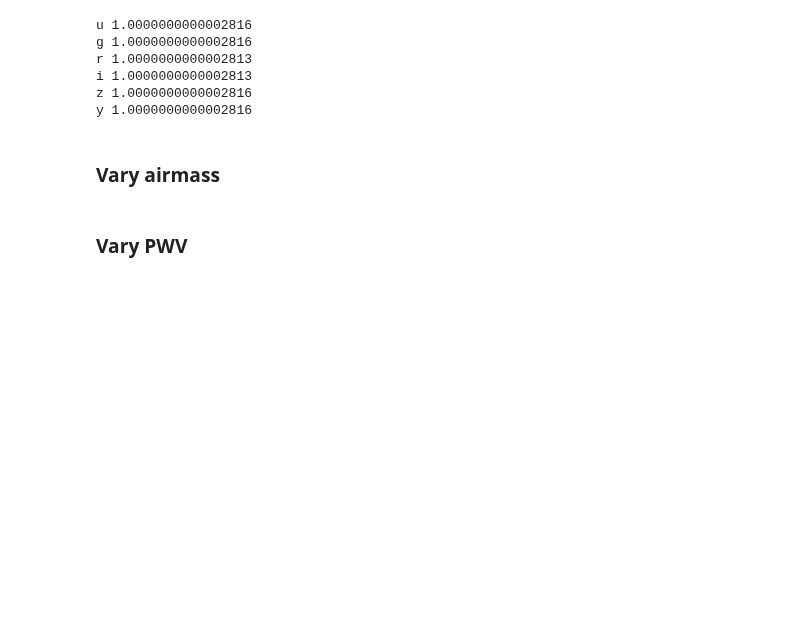
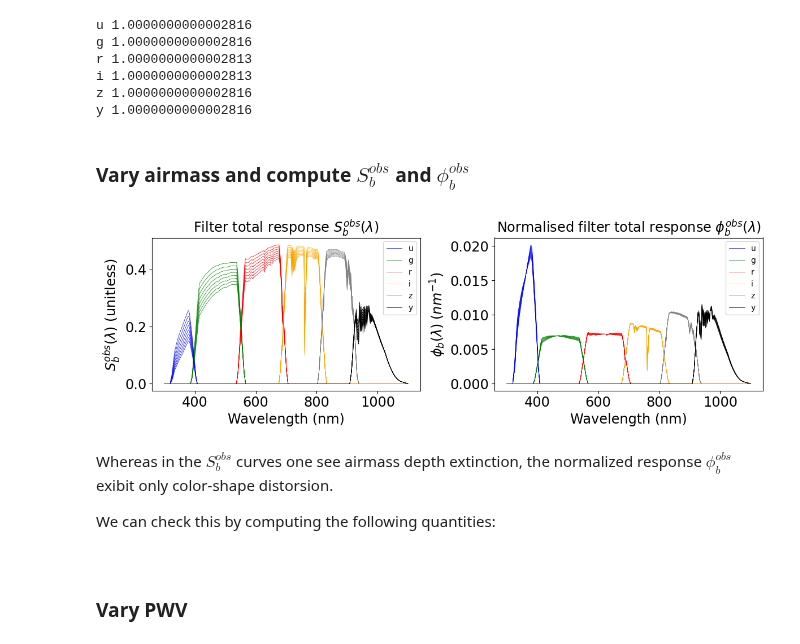
Before and after one commit to sylvielsstfr/RubinLSSTPhotometricCorrTuto, a Jupyter notebook: notebooks/01_AtmosphericParamExtraction/01a_IntroAtmosphericTransparency.ipynb, the cells around one changed output. Drawn from its saved outputs; the diff is of its cells as text; code cells hidden in the pictures; blank space fills up the shorter version.

Commit message:
update by showing variations in airmass of filter and normalised response

```diff
--- a/notebooks/01_AtmosphericParamExtraction/01a_IntroAtmosphericTransparency.ipynb
+++ b/notebooks/01_AtmosphericParamExtraction/01a_IntroAtmosphericTransparency.ipynb
@@ -627,16 +627,18 @@ ncomp=1     # Number of aerosol components
 taus= [0.04]# Vertical Aerosol depth (VAOD)
 betas = [-1]# Aerosol Angstrom exponent
 # %% [markdown]
-### Vary airmass
+### Vary airmass and compute $S_b^{obs}$ and $\phi_b^{obs}$
 # %%
-all_am = np.arange(1,2.5,0.1)
+all_am = np.arange(1,2.5,0.2)
 
-all_bandpass_nonstd_am = []
+all_bandpass_nonstd_am = []  # bandbass S_b^obs
+all_phiArray_nonstd_am = []  # normalized response phi_bôbs
 
-
+# loop on airmass
 for index_am,am in enumerate(all_am):
     transm_atm_emul_nonstd = emul.GetAllTransparencies(WL,am,pwv0,oz0,ncomp=ncomp, taus=taus, betas=betas, flagAerosols=True)
 
+    # loop on filters
     lsst_nonstd_am = {}
     for index,f in enumerate(filter_tagnames) :
 
@@ -649,6 +651,63 @@ for index_am,am in enumerate(all_am):
         lsst_nonstd_am[f] = Bandpass(wavelen = WL , sb= total_throuthput_nonstd_am )
 
     all_bandpass_nonstd_am.append(lsst_nonstd_am)
+    phiArray_nonstd, wavelenstep = seds[sed_name].setupPhiArray([lsst_nonstd_am[f] for f in filter_tagnames])
+    all_phiArray_nonstd_am.append(phiArray_nonstd)
+# %%
+
+fig = plt.figure(figsize=(12,4))
+
+# Figure 1
+ax=fig.add_subplot(1,2,1)
+# loop on airmass
+for index_am,am in enumerate(all_am):
+    the_all_bandpass_nonstd_am = all_bandpass_nonstd_am[index_am]
+    for index,f in enumerate(filter_tagnames) :
+        the_lsst_nonstd_am_infilter = the_all_bandpass_nonstd_am[f]
+        the_wl= the_lsst_nonstd_am_infilter.wavelen
+        the_sb = the_lsst_nonstd_am_infilter.sb
+
+        if index_am == 0:
+            ax.plot(the_wl ,the_sb,'-',color=filter_color[index],label = f,lw=0.5)
+        else:
+            ax.plot(the_wl,the_sb,'-',color=filter_color[index],lw=0.5)
+
+ax.legend()
+ax.set_xlabel('Wavelength (nm)')
+ax.set_ylabel("$S_b^{obs}(\lambda)$ (unitless) ")
+ax.set_title("Filter total response $S_b^{obs}(\lambda)$")
+
+# Figure 2
+ax=fig.add_subplot(1,2,2)
+# loop on airmass
+for index_am,am in enumerate(all_am):
+    the_all_phiArray_nonstd_am = all_phiArray_nonstd_am[index_am]
+
+    for index,f in enumerate(filter_tagnames) :
+
+        the_phiArray_nonstd = the_all_phiArray_nonstd_am[index]
+        if index_am == 0:
+            ax.plot(WL,the_phiArray_nonstd,'-',color=filter_color[index],label = f,lw=0.5)
+        else:
+            ax.plot(WL,the_phiArray_nonstd,'-',color=filter_color[index],lw=0.5)
+
+ax.legend()
+ax.set_xlabel('Wavelength (nm)')
+ax.set_ylabel("$\phi_b(\lambda)\; (nm^{-1})$ ")
+ax.set_title("Normalised filter total response $\phi_b^{obs}(\lambda)$")
+
+plt.tight_layout()
+plt.show()
+# %% [output]
+[figure, added]
+# %% [markdown]
+Whereas in the $S_b^{obs}$ curves one see airmass depth extinction, the normalized response $\phi_b^{obs}$ exibit only color-shape distorsion.
+
+We can check this by computing the following quantities:
+
+$$
+\
+$$
 # %% [markdown]
 ### Vary PWV
 # %% [markdown]
```
Also changed, not shown: parts of 3 cells of this notebook.
